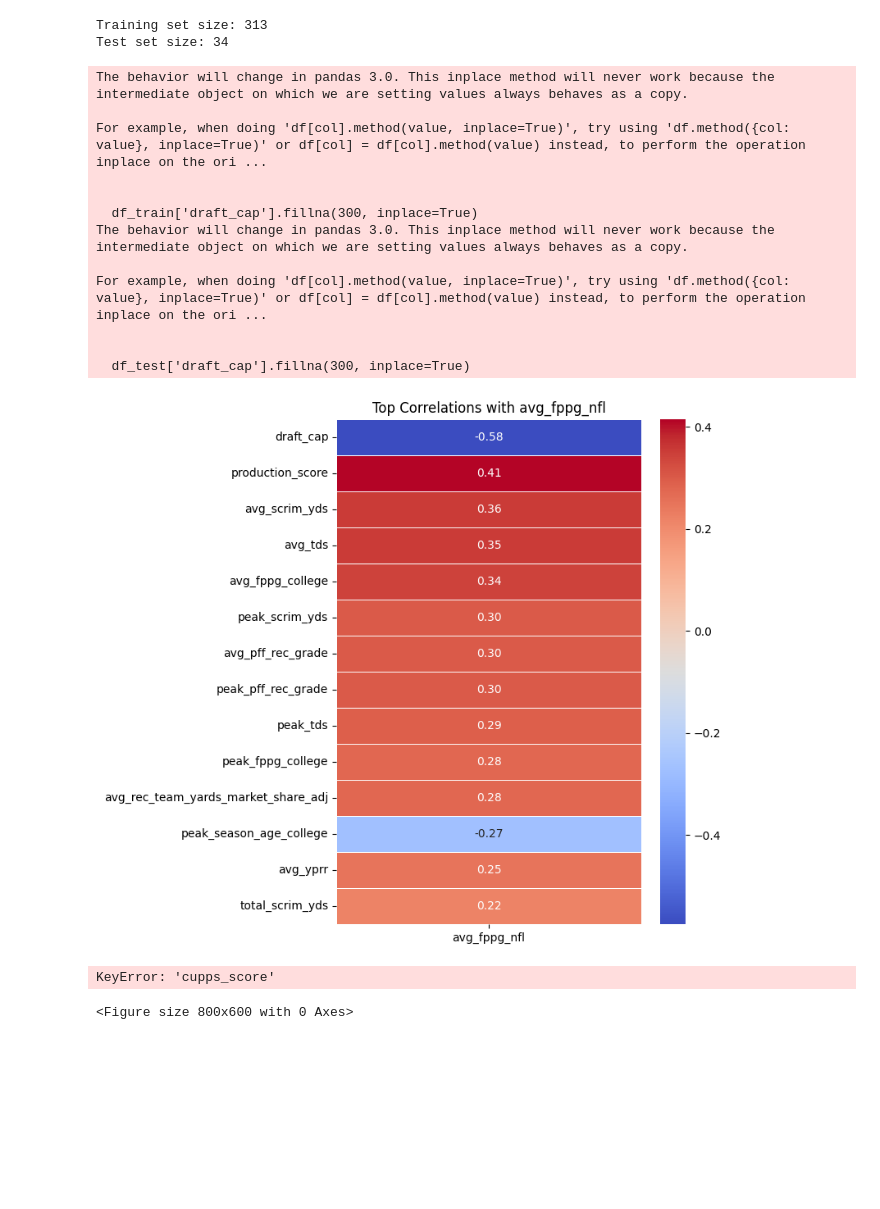
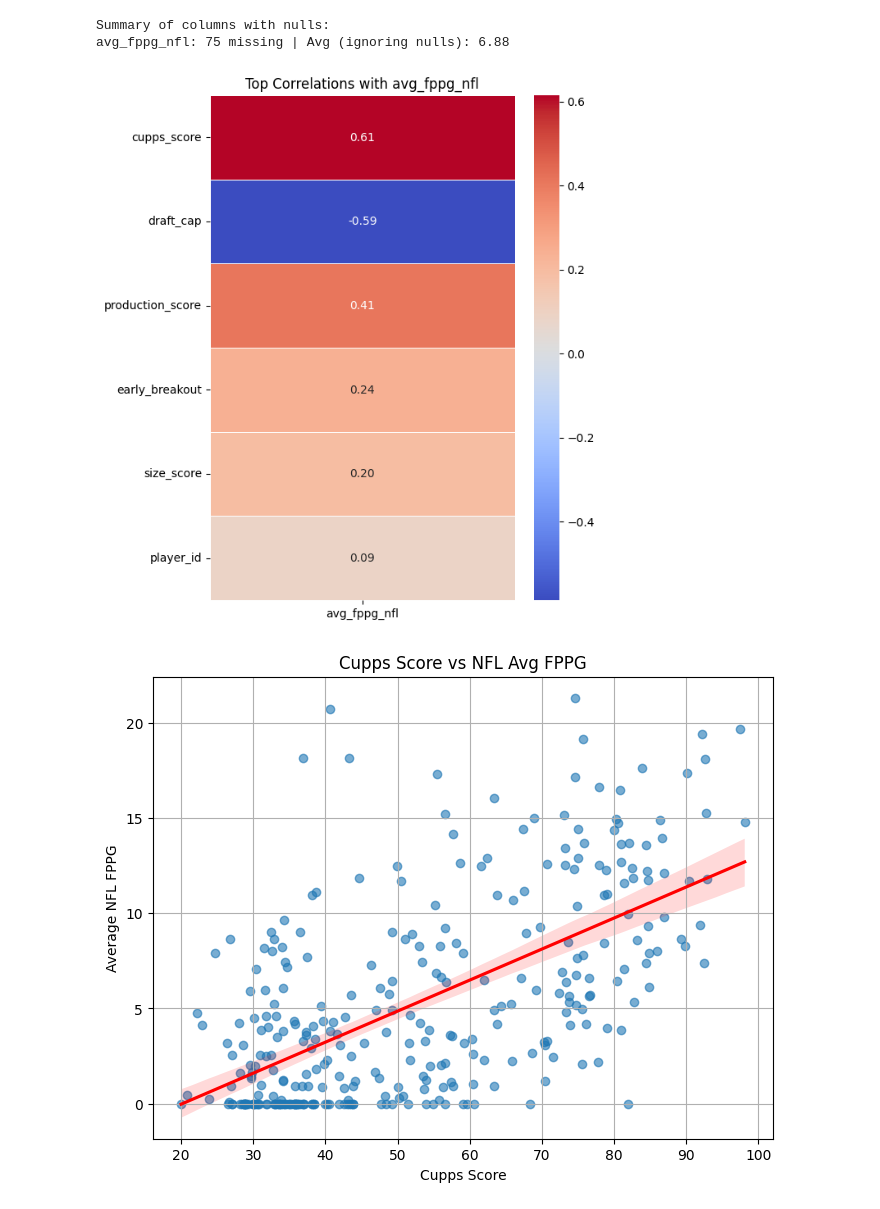
Before and after one commit to alexcupps/cupps-analytics, a Jupyter notebook: src/main/models/xgboost_wr.ipynb, the cells around one changed output. Drawn from its saved outputs; the diff is of its cells as text; code cells hidden in the pictures; blank space fills up the shorter version.

```diff
--- a/src/main/models/xgboost_wr.ipynb
+++ b/src/main/models/xgboost_wr.ipynb
@@ -86,79 +54,61 @@ peak_season_age_college: 1 missing | Avg (ignoring nulls): 20.07
-# %%
-# Fill draft_cap missing values with 300
-df_train['draft_cap'].fillna(300, inplace=True)
-df_test['draft_cap'].fillna(300, inplace=True)
-
-# Save identifiers of test set for later before dropping
-df_test_identifiers = df_test[["player_id", "name"]].copy()
-
-# Drop unneeded columns
-drop_cols = ['player_id', 'position', 'name', 'peak_sos', 'avg_sos', 'avg_pff_run_grade', 'peak_pff_run_grade', 'total_fantasy_points_nfl', 'cupps_score', 'peak_sos', 'peak_srs', 'ras', 'height', 'weight', 'avg_fppg_college', ]
-df_train = df_train.drop(columns=[col for col in drop_cols if col in df_train.columns])
-df_test = df_test.drop(columns=[col for col in drop_cols if col in df_test.columns])
-
-# Remove rows where nfl_fppg == total_nfl_fantasy_points, but keep those where both are 0
-if 'avg_fppg_nfl' in df_train.columns and 'total_fantasy_points_nfl' in df_train.columns:
-    df_train = df_train[~((df_train['avg_fppg_nfl'] == df_train['total_fantasy_points_nfl']) & (df_train['avg_fppg_nfl'] != 0))]
-
-# Convert all Decimal values to float
-df_train = df_train.applymap(lambda x: float(x) if isinstance(x, (int, float, np.number)) or isinstance(x, decimal.Decimal) else x)
-df_test = df_test.applymap(lambda x: float(x) if isinstance(x, (int, float, np.number)) or isinstance(x, decimal.Decimal) else x)
-
-# Fill all other missing values with column means
-df_train.fillna(df_train.mean(), inplace=True)
-df_test.fillna(df_test.mean(), inplace=True)
-
-print(f"Training set size: {len(df_train)}")
-print(f"Test set size: {len(df_test)}")
-# %% [output]
-Training set size: 313
-Test set size: 34
-The behavior will change in pandas 3.0. This inplace method will never work because the intermediate object on which we are setting values always behaves as a copy.
-
-For example, when doing 'df[col].method(value, inplace=True)', try using 'df.method({col: value}, inplace=True)' or df[col] = df[col].method(value) instead, to perform the operation inplace on the ori ...
-
-
-  df_train['draft_cap'].fillna(300, inplace=True)
-The behavior will change in pandas 3.0. This inplace method will never work because the intermediate object on which we are setting values always behaves as a copy.
-
-For example, when doing 'df[col].method(value, inplace=True)', try using 'df.method({col: value}, inplace=True)' or df[col] = df[col].method(value) instead, to perform the operation inplace on the ori ...
-
-
-  df_test['draft_cap'].fillna(300, inplace=True)
+# %%
+null_columns = df_train.columns[df_train.isnull().any()]
+
+print("\nSummary of columns with nulls:")
+for col in null_columns:
+    null_count = df_train[col].isnull().sum()
+    avg_value = df_train[col].mean()
+    print(f"{col}: {null_count} missing | Avg (ignoring nulls): {avg_value:.2f}")
+
+# Convert numeric columns to float, including any decimal.Decimal values
+for df in [df_train, df_test]:
+    for col in df.columns:
+        if df[col].apply(lambda x: isinstance(x, (int, float, np.number, decimal.Decimal))).any():
+            df[col] = df[col].astype(float)
+
+df_train_numeric_cols = df_train.select_dtypes(include=[np.number]).columns
+df_test_numeric_cols = df_test.select_dtypes(include=[np.number]).columns
+# Any player that did not ever hit 10 games in a season will have a NULL value for average NFL FPPG.
+# I am deciding to assign them a value of 0 to indicate the level of which they busted, rather than the average of the rest of our dataset.
+df_train["avg_fppg_nfl"] = df_train["avg_fppg_nfl"].fillna(0)
+df_train[df_train_numeric_cols] = df_train[df_train_numeric_cols].fillna(df_train[df_train_numeric_cols].mean())
+df_test[df_test_numeric_cols] = df_test[df_test_numeric_cols].fillna(df_test[df_test_numeric_cols].mean())
+# %% [output]
+Summary of columns with nulls:
+avg_fppg_nfl: 75 missing | Avg (ignoring nulls): 6.88
 # %%
 # Compute correlation matrix
-correlation_matrix = df_train.corr()
+correlation_matrix = df_train[df_train_numeric_cols].corr()
 
 # Get correlations with avg_fppg_nfl and sort them (using abs since DC is inversely correlated)
 correlations = correlation_matrix["avg_fppg_nfl"].dropna().abs().sort_values(ascending=False)
 
 # Select the top N correlated features (excluding avg_fppg_nfl itself)
-top_corr_features = correlations.index[1:15]  # Get top 10 correlated features
+top_corr_features = correlations.index[1:50]  # Get top 10 correlated features
 
 # Extract the correlation matrix for the selected features
 top_corr_matrix = correlation_matrix.loc[top_corr_features, ["avg_fppg_nfl"]]
 
 # Plot the heatmap
 plt.figure(figsize=(6, 8))
 sns.heatmap(top_corr_matrix, annot=True, cmap="coolwarm", fmt=".2f", linewidths=0.5)
 plt.title("Top Correlations with avg_fppg_nfl")
 plt.show()
 
 # --- Scatter plot of cupps_score vs avg_fppg_nfl ---
 plt.figure(figsize=(8, 6))
 sns.regplot(
     data=df_train,
     x="cupps_score",
     y="avg_fppg_nfl",
     scatter_kws={'alpha': 0.6},
     line_kws={'color': 'red'}
     )
 plt.title("Cupps Score vs NFL Avg FPPG")
 plt.xlabel("Cupps Score")
 plt.ylabel("Average NFL FPPG")
 plt.grid(True)
 plt.show()
 # %% [output]
-[figure, old version]
+[figure, new version]
-KeyError: 'cupps_score'
-<Figure size 800x600 with 0 Axes>
+[figure, added]
```
Also changed, not shown: parts of 10 cells of this notebook, 2 other files.
